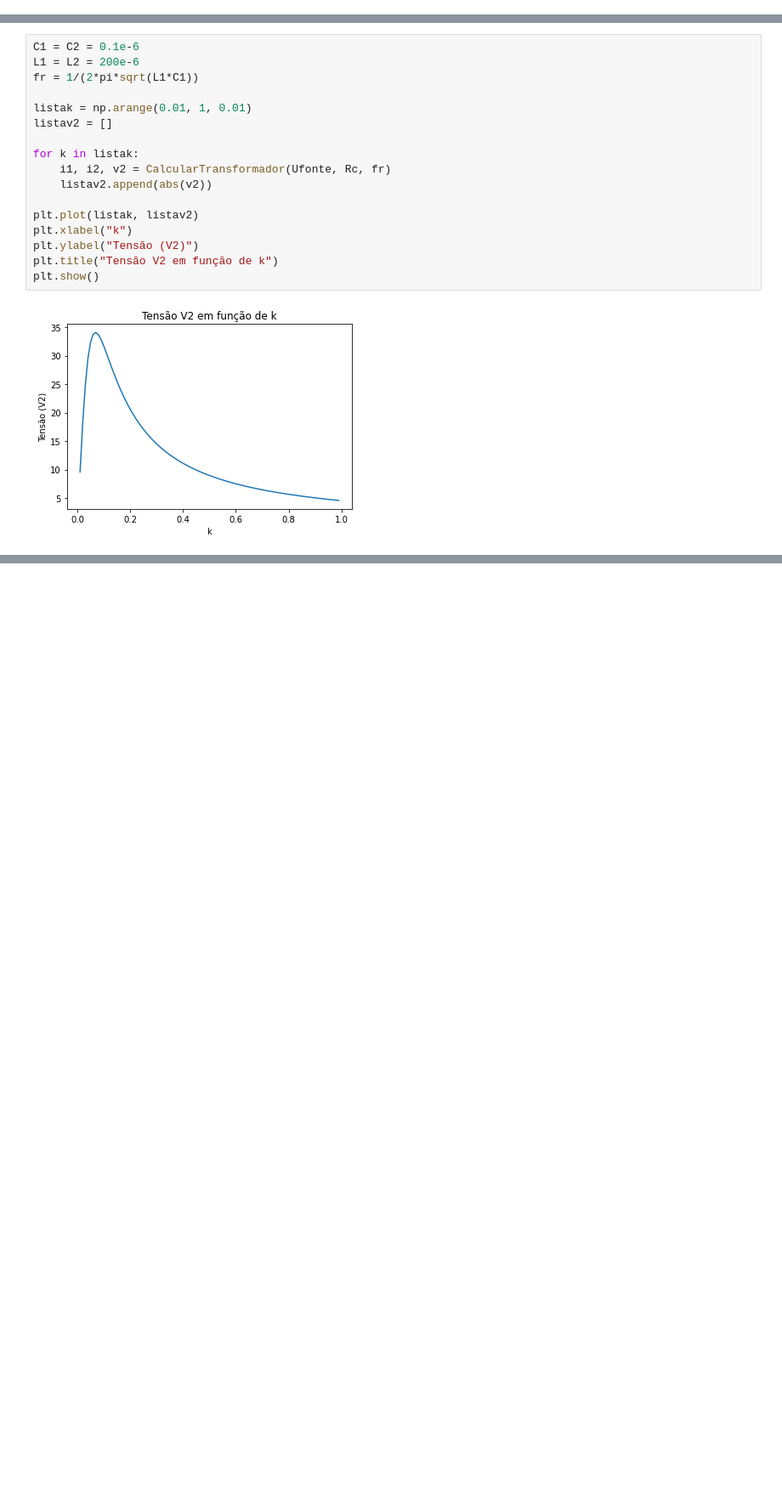
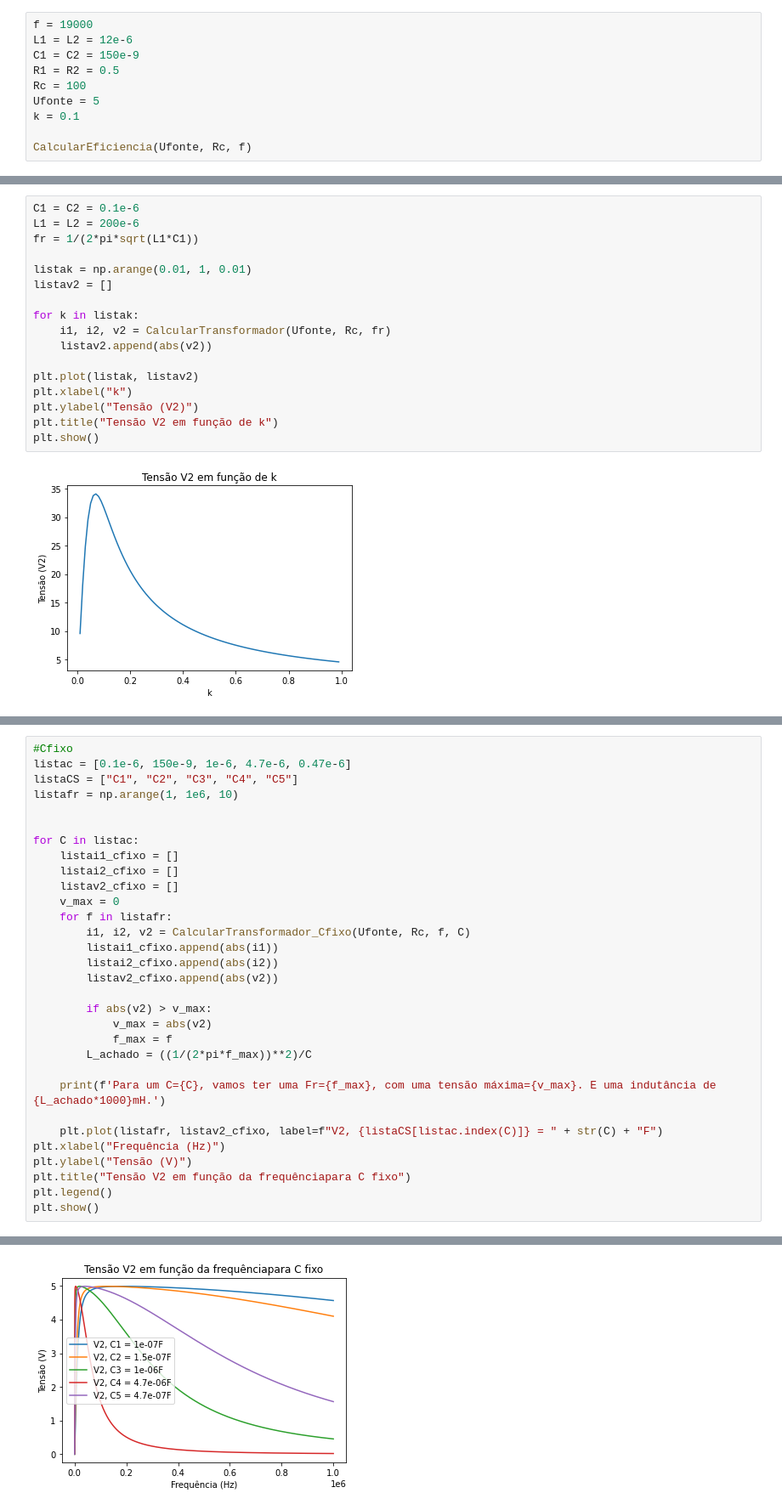
Before and after one commit to MatheusCastellucci/Projeto-Mamag, a Jupyter notebook: projeto.ipynb, the cells around one changed output, grey strips where cells are left out. Shown at 85% size. Saved outputs shown, nothing was run; the diff lists cells and outputs as text; blank space fills up the shorter version.

```diff
--- a/projeto.ipynb
+++ b/projeto.ipynb
@@ -163,3 +131,13 @@ def CalcularEficiencia(Uf, Rc, f):
 
     eficiencia = P2/P1
     return abs(eficiencia), P1, P2
+# %%
+f = 19000
+L1 = L2 = 12e-6
+C1 = C2 = 150e-9
+R1 = R2 = 0.5
+Rc = 100
+Ufonte = 5
+k = 0.1
+
+CalcularEficiencia(Ufonte, Rc, f)
@@ -220,0 +235,32 @@ plt.show()
+# %%
+#Cfixo
+listac = [0.1e-6, 150e-9, 1e-6, 4.7e-6, 0.47e-6]
+listaCS = ["C1", "C2", "C3", "C4", "C5"]
+listafr = np.arange(1, 1e6, 10)
+
+
+for C in listac:
+    listai1_cfixo = []
+    listai2_cfixo = []
+    listav2_cfixo = []
+    v_max = 0
+    for f in listafr:
+        i1, i2, v2 = CalcularTransformador_Cfixo(Ufonte, Rc, f, C)
+        listai1_cfixo.append(abs(i1))
+        listai2_cfixo.append(abs(i2))
+        listav2_cfixo.append(abs(v2))
+
+        if abs(v2) > v_max:
+            v_max = abs(v2)
+            f_max = f
+        L_achado = ((1/(2*pi*f_max))**2)/C
+
+    print(f'Para um C={C}, vamos ter uma Fr={f_max}, com uma tensão máxima={v_max}. E uma indutância de {L_achado*1000}mH.')
+
+    plt.plot(listafr, listav2_cfixo, label=f"V2, {listaCS[listac.index(C)]} = " + str(C) + "F")
+plt.xlabel("Frequência (Hz)")
+plt.ylabel("Tensão (V)")
+plt.title("Tensão V2 em função da frequênciapara C fixo")
+plt.legend()
+plt.show()
+# %% [output]
@@ -220,0 +272 @@ plt.show()
+[figure, added]
```
Also changed, not shown: parts of 7 cells of this notebook.
